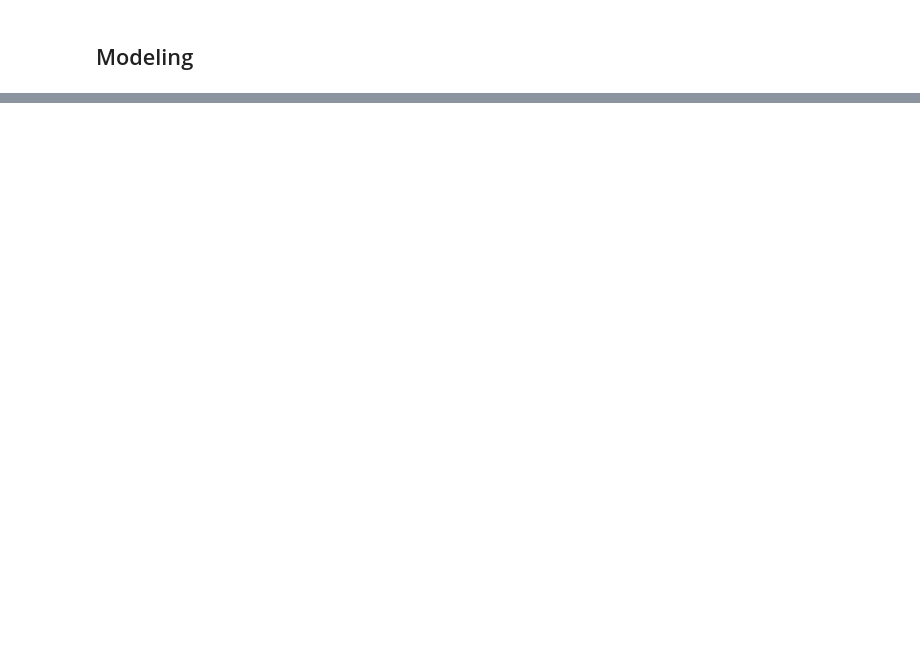
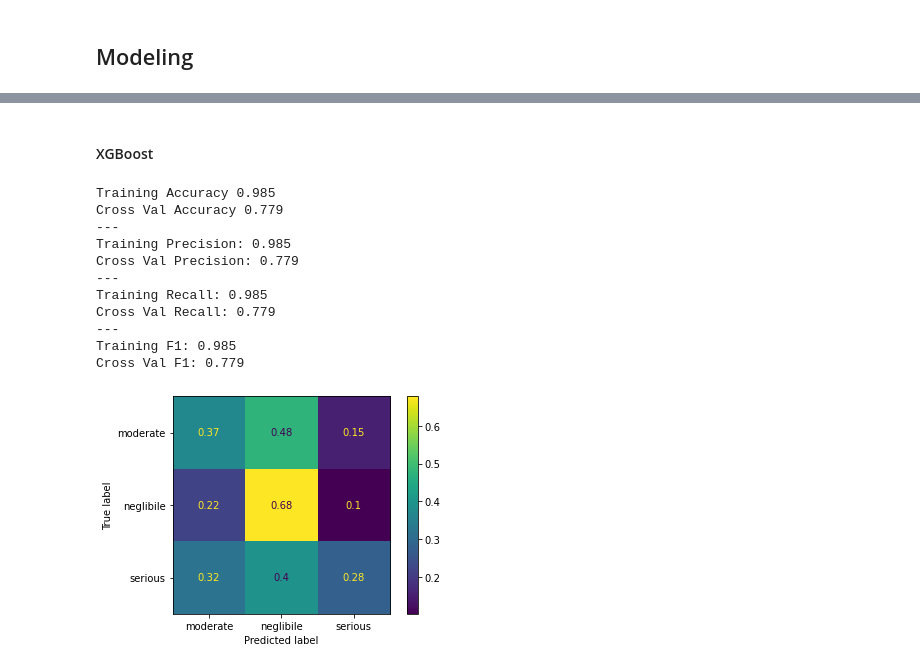
Before and after one commit to robertharrow/detecting-severe-flight-delays, a Jupyter notebook: notebook.ipynb, the cells around one changed output, grey strips where cells are left out. Cells and saved outputs as stored; diff of their text form; code cells hidden in the pictures; blank space fills up the shorter version.

```diff
--- a/notebook.ipynb
+++ b/notebook.ipynb
@@ -1554,0 +1315,23 @@ visualize_training_results(model_6_hist)
+# %% [markdown]
+#### XGBoost
+# %%
+xgb_pipe = Pipeline([
+    ('my_xgb_clf', xgb.XGBClassifier()),
+])
+
+xgb_pipe.fit(preprocessed_data, y_train, my_xgb_clf__sample_weight=sample_weights)
+
+model_performance(xgb_pipe, preprocessed_val_data, y_valid)
+# %% [output]
+Training Accuracy 0.985
+Cross Val Accuracy 0.779
+---
+Training Precision: 0.985
+Cross Val Precision: 0.779
+---
+Training Recall: 0.985
+Cross Val Recall: 0.779
+---
+Training F1: 0.985
+Cross Val F1: 0.779
+[figure, added]
```
Also changed, not shown: parts of 113 cells of this notebook, 4 other files.
